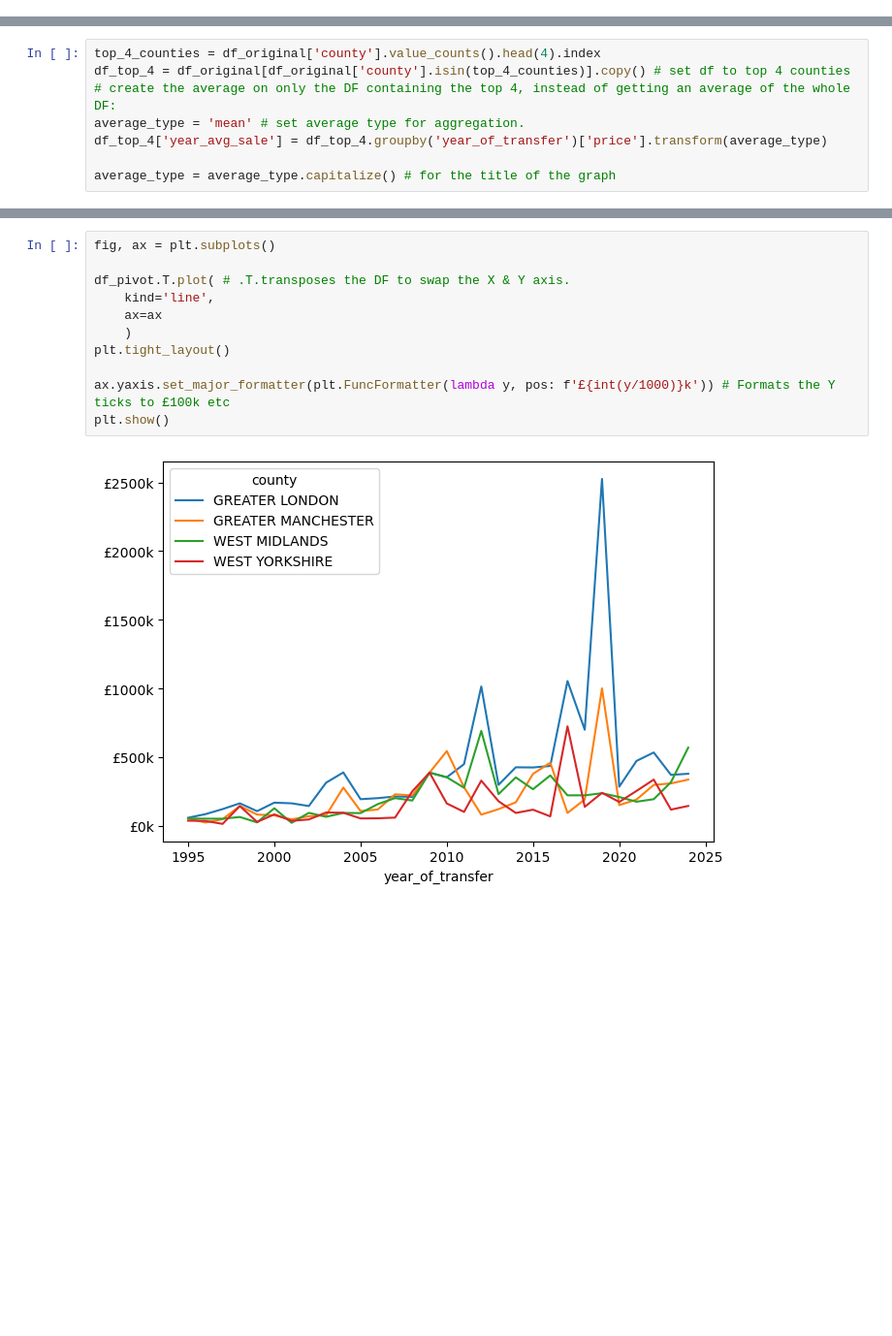
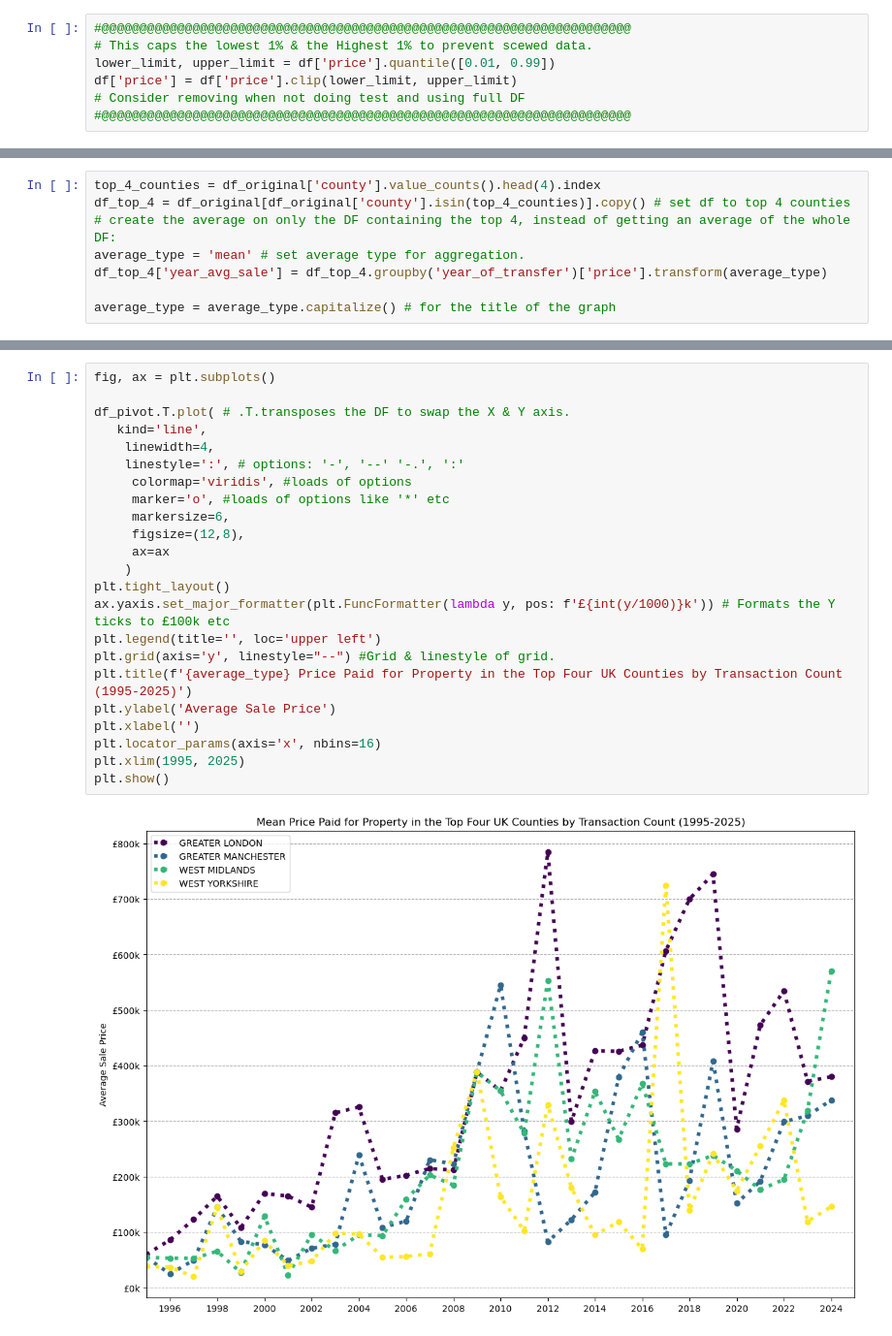
Before and after one commit to HJR41/UK-House-Sale-Analysis-v1, a Jupyter notebook: 1_Tests/6.1_price_paid_over_time.ipynb, the cells around one changed output, grey strips where cells are left out. Shown at 97% size. Saved outputs shown, nothing was run; the diff lists cells and outputs as text; blank space fills up the shorter version.

Commit message:
new graph

```diff
--- a/1_Tests/6.1_price_paid_over_time.ipynb
+++ b/1_Tests/6.1_price_paid_over_time.ipynb
@@ -10,6 +10,13 @@ file_path = "csv/cleaned_csv/pp-test-1000prems_cleaned_data.csv"
 df = pd.read_csv(file_path, index_col=0)
 # clean up date
 df['date_of_transfer'] = pd.to_datetime(df['date_of_transfer'], errors='coerce') # turn date into datetime value
+# %%
+#@@@@@@@@@@@@@@@@@@@@@@@@@@@@@@@@@@@@@@@@@@@@@@@@@@@@@@@@@@@@@@@@@@@@@@
+# This caps the lowest 1% & the Highest 1% to prevent scewed data.
+lower_limit, upper_limit = df['price'].quantile([0.01, 0.99])
+df['price'] = df['price'].clip(lower_limit, upper_limit)
+# Consider removing when not doing test and using full DF
+#@@@@@@@@@@@@@@@@@@@@@@@@@@@@@@@@@@@@@@@@@@@@@@@@@@@@@@@@@@@@@@@@@@@@@@
 # %%
 df_original = df.copy() # Create a copy of the df to avoid corrupting the data
 # Add a Year Col, then using the year col add an year average price column
@@ -34,13 +50,25 @@ df_pivot = df_pivot.fillna(df_top_4.groupby("year_of_transfer")["year_avg_sale"]
 # %%
 fig, ax = plt.subplots()
 
 df_pivot.T.plot( # .T.transposes the DF to swap the X & Y axis.
-    kind='line',
-    ax=ax
+   kind='line',
+    linewidth=4,
+    linestyle=':', # options: '-', '--' '-.', ':'
+     colormap='viridis', #loads of options
+     marker='o', #loads of options like '*' etc
+     markersize=6,
+     figsize=(12,8),
+     ax=ax
     )
 plt.tight_layout()
-
 ax.yaxis.set_major_formatter(plt.FuncFormatter(lambda y, pos: f'£{int(y/1000)}k')) # Formats the Y ticks to £100k etc
+plt.legend(title='', loc='upper left')
+plt.grid(axis='y', linestyle="--") #Grid & linestyle of grid.
+plt.title(f'{average_type} Price Paid for Property in the Top Four UK Counties by Transaction Count (1995-2025)')
+plt.ylabel('Average Sale Price')
+plt.xlabel('')
+plt.locator_params(axis='x', nbins=16)
+plt.xlim(1995, 2025)
 plt.show()
 # %% [output]
-[figure, old version]
+[figure, new version]
```
Also changed, not shown: parts of 1 cell of this notebook.
